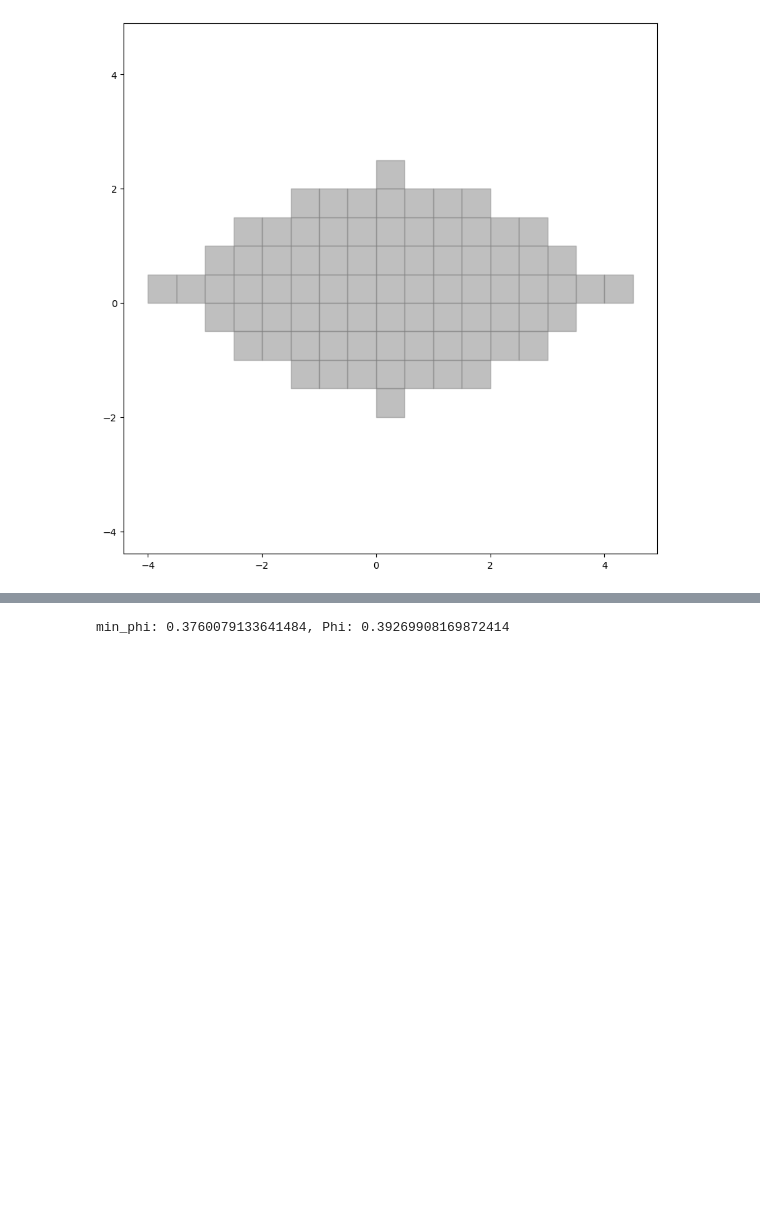
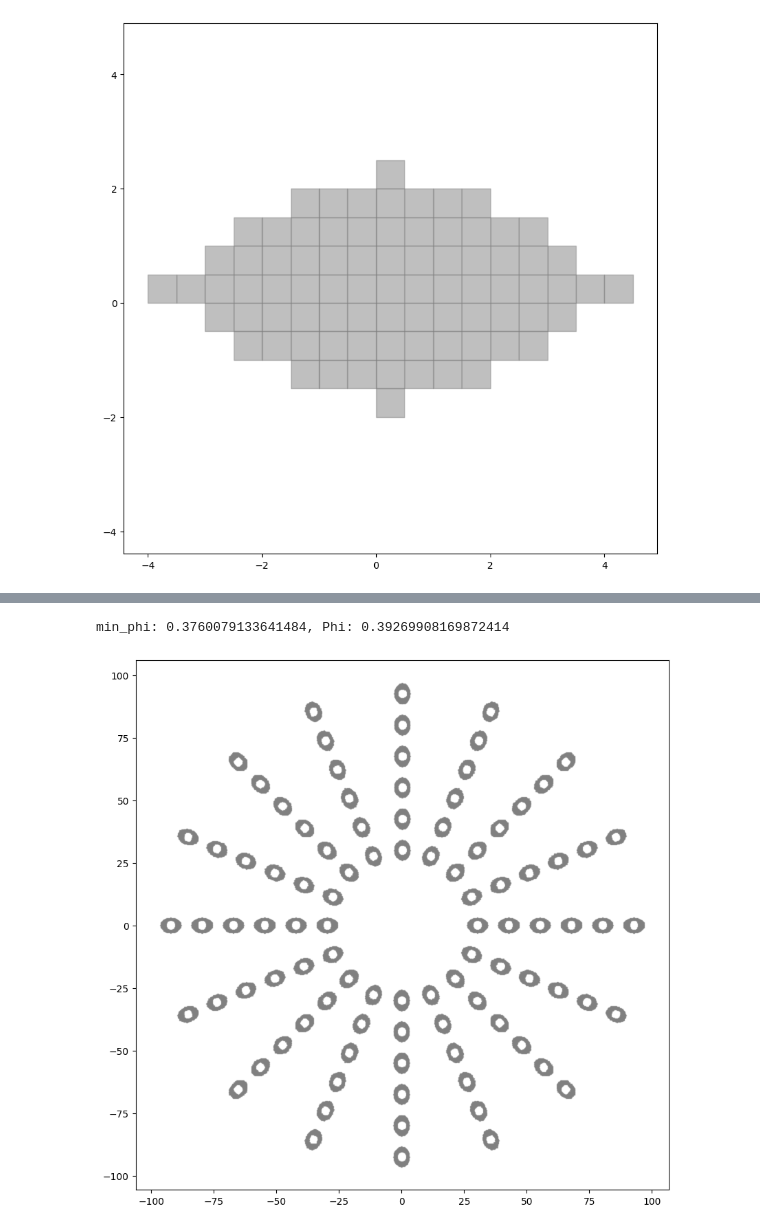
Before and after one commit to danpacho/capstone_1, a Jupyter notebook: pattern_unit.test.ipynb, the cells around one changed output, grey strips where cells are left out. Cells and saved outputs as stored; diff of their text form; code cells hidden in the pictures; blank space fills up the shorter version.

```diff
--- a/pattern_unit.test.ipynb
+++ b/pattern_unit.test.ipynb
@@ -46,26 +46,27 @@ visualize_points(pattern_unit2.shape_points)
 # %%
 circular_transformation = PatternTransformation(
     Dx=2.5,
     Od=25,
     Phi=np.pi / 8,
 )
 circular_transformation_vector = PatternTransformationVector(
     pattern_unit=pattern_unit2,
     pattern_transformation=circular_transformation,
     pattern_bound=((-100, 100), (-100, 100)),
 )
 
 # print(circular_transformation_vector.L)
 
 circular_pattern = Pattern(
     pattern_unit=pattern_unit2,
     pattern_transformation_vector=circular_transformation_vector,
 )
 
 # print(circular_pattern.pattern_points)
-# visualize_points(circular_pattern.pattern_points)
+visualize_points(circular_pattern.pattern_points)
 # %% [output]
 min_phi: 0.3760079133641484, Phi: 0.39269908169872414
+[figure, added]
 # %%
 corn_transformation = PatternTransformation(
     Dx=2.5,
```
Also changed, not shown: parts of 3 cells of this notebook.
